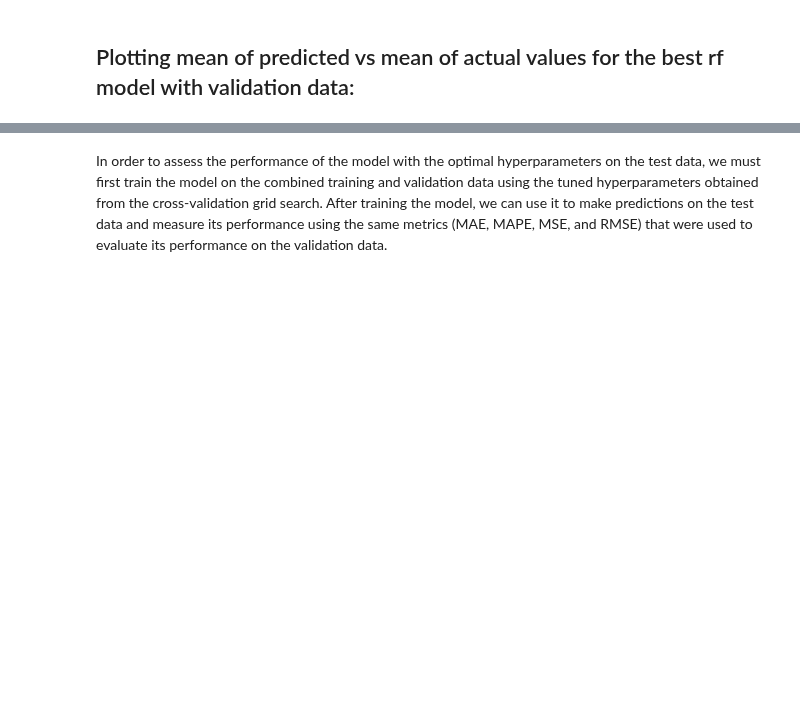
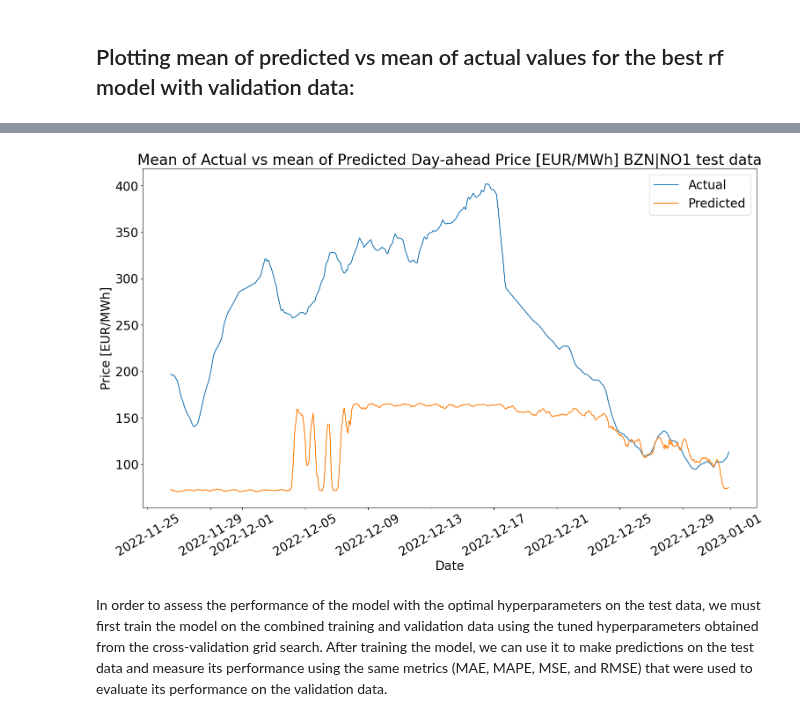
Before and after one commit to HIOF-Bachelor-Project-Group-7/Time-series-energy-price-prediction-bidding-zone-N01, a Jupyter notebook: code/RandomForestRegressor.ipynb, the cells around one changed output, grey strips where cells are left out. Saved outputs shown, nothing was run; the diff lists cells and outputs as text; code cells hidden in the pictures; blank space fills up the shorter version.

```diff
--- a/code/RandomForestRegressor.ipynb
+++ b/code/RandomForestRegressor.ipynb
@@ -306,3 +361,26 @@ plt.show()
+# %%
+# Set the figure size
+plt.figure(figsize=(18, 10))
+
+# Plot the mean of the actual and predicted values
+plt.plot(test_y.index, np.mean(test_y, axis=1), label='Actual')
+plt.plot(test_y.index, np.mean(test_pred_y, axis=1), label='Predicted')
+
+# Set the title and axis labels
+plt.title('Mean of Actual vs mean of Predicted Day-ahead Price [EUR/MWh] BZN|NO1 test data')
+plt.xlabel('Date')
+plt.ylabel('Price [EUR/MWh]')
+
+# Rotate the x-axis labels
+plt.xticks(rotation=30)
+
+# Add a legend
+plt.legend()
+
+# Show the plot
+plt.show()
+# %% [output]
+[figure, added]
 # %% [markdown]
 In order to assess the performance of the model with the optimal hyperparameters on the test data, we must first train the model on the combined training and validation data using the tuned hyperparameters obtained from the cross-validation grid search. After training the model, we can use it to make predictions on the test data and measure its performance using the same metrics (MAE, MAPE, MSE, and RMSE) that were used to evaluate its performance on the validation data.
 # %%
```
Also changed, not shown: parts of 23 cells of this notebook, 1 other file.
